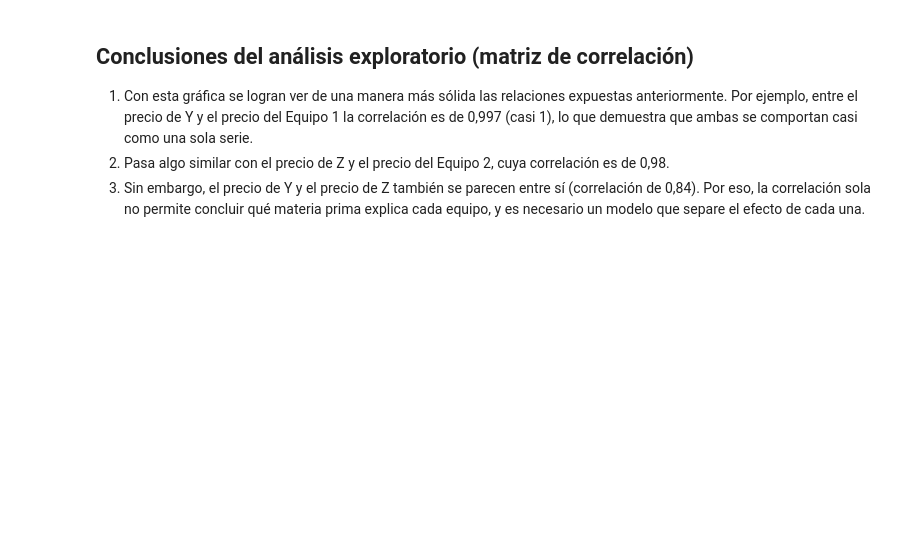
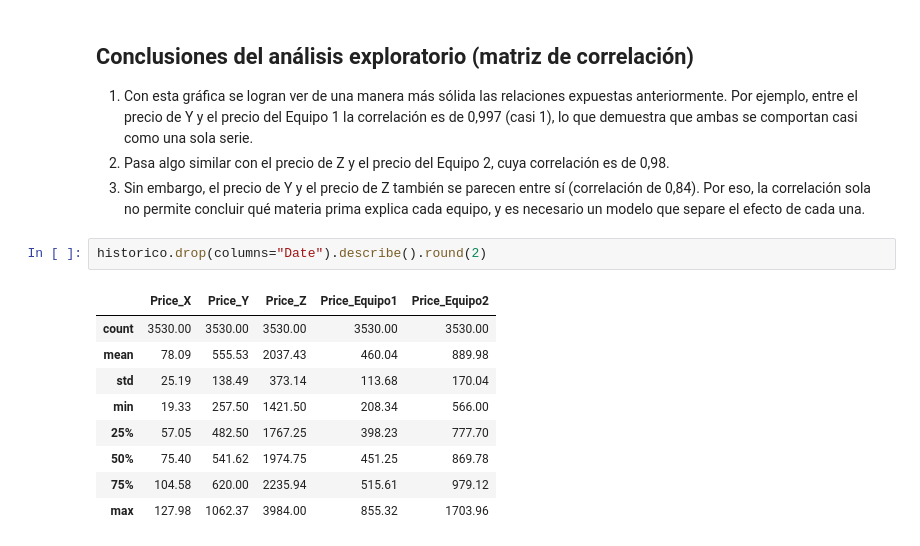
Before and after one commit to secasospina/pronostico-costos-equipos, a Jupyter notebook: notebooks/02_analisis_exploratorio.ipynb, the cells around one changed output. Cells and saved outputs as stored; diff of their text form; blank space fills up the shorter version.

```diff
--- a/notebooks/02_analisis_exploratorio.ipynb
+++ b/notebooks/02_analisis_exploratorio.ipynb
@@ -67,3 +67,15 @@ plt.show()
 1. Con esta gráfica se logran ver de una manera más sólida las relaciones expuestas anteriormente. Por ejemplo, entre el precio de Y y el precio del Equipo 1 la correlación es de 0,997 (casi 1), lo que demuestra que ambas se comportan casi como una sola serie.
 2. Pasa algo similar con el precio de Z y el precio del Equipo 2, cuya correlación es de 0,98.
 3. Sin embargo, el precio de Y y el precio de Z también se parecen entre sí (correlación de 0,84). Por eso, la correlación sola no permite concluir qué materia prima explica cada equipo, y es necesario un modelo que separe el efecto de cada una.
+# %%
+historico.drop(columns="Date").describe().round(2)
+# %% [output]
+|  | Price_X | Price_Y | Price_Z | Price_Equipo1 | Price_Equipo2 |
+| count | 3530.00 | 3530.00 | 3530.00 | 3530.00 | 3530.00 |
+| mean | 78.09 | 555.53 | 2037.43 | 460.04 | 889.98 |
+| std | 25.19 | 138.49 | 373.14 | 113.68 | 170.04 |
+| min | 19.33 | 257.50 | 1421.50 | 208.34 | 566.00 |
+| 25% | 57.05 | 482.50 | 1767.25 | 398.23 | 777.70 |
+| 50% | 75.40 | 541.62 | 1974.75 | 451.25 | 869.78 |
+| 75% | 104.58 | 620.00 | 2235.94 | 515.61 | 979.12 |
+| max | 127.98 | 1062.37 | 3984.00 | 855.32 | 1703.96 |
```
Also changed, not shown: parts of 2 cells of this notebook.
